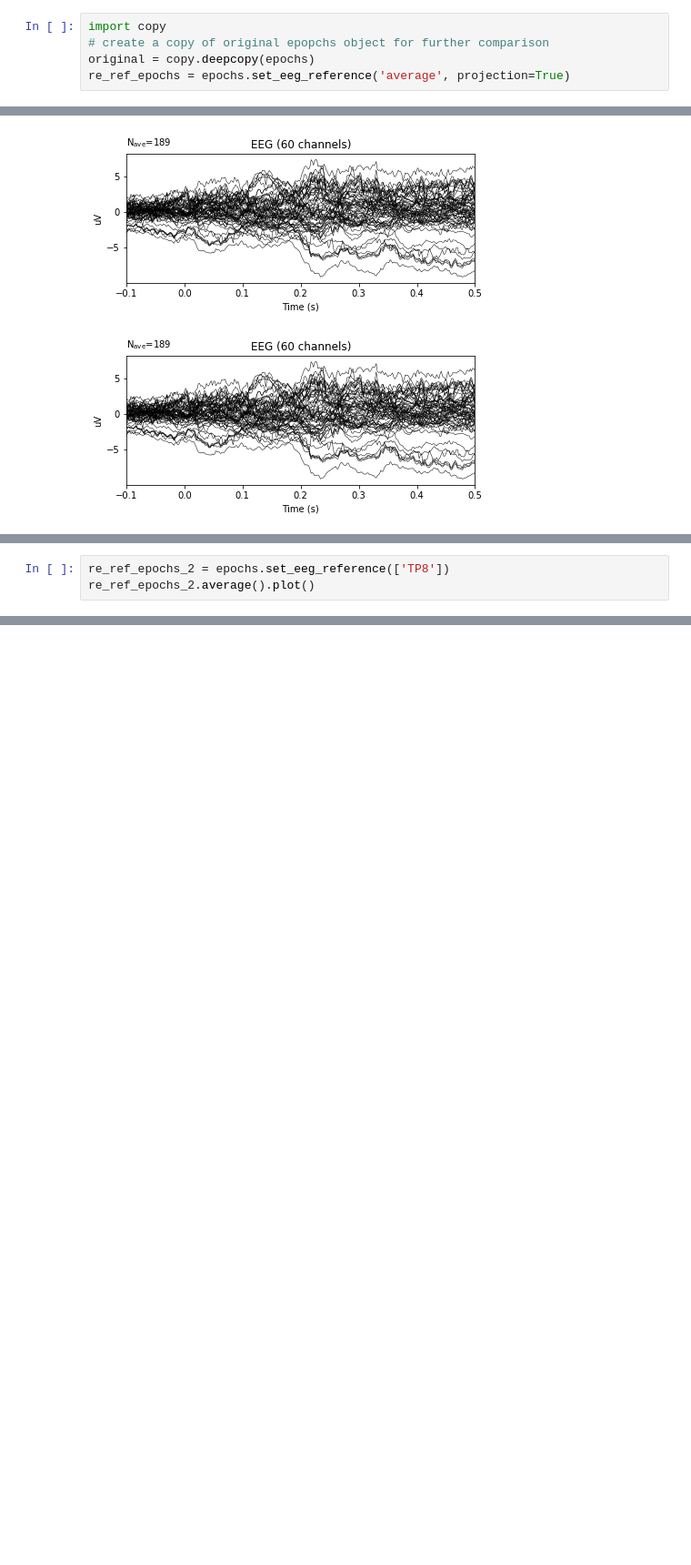
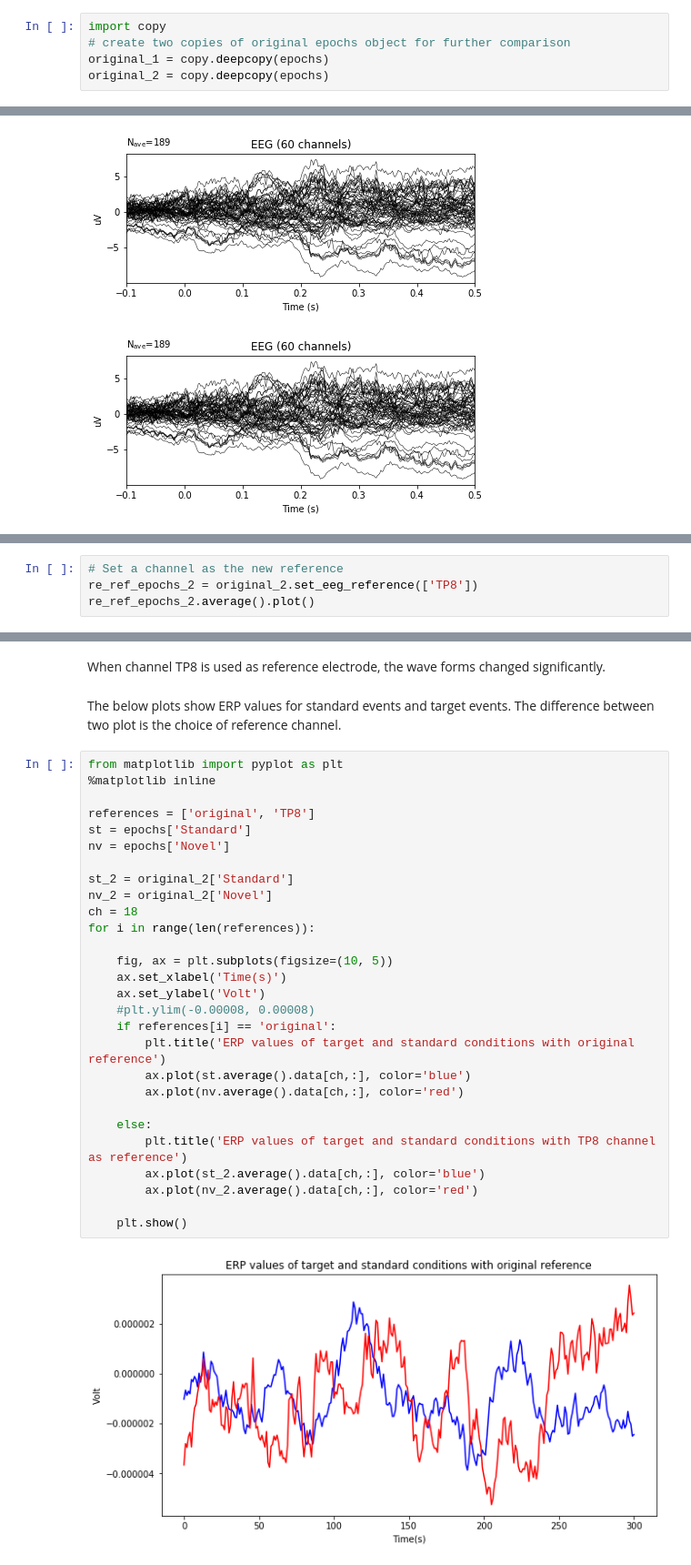
Before and after one commit to aath0/AlgorithmsNeuroscience, a Jupyter notebook: Tutorials/Referencing for EEG data.ipynb, the cells around one changed output, grey strips where cells are left out. Shown at 91% size. Saved outputs shown, nothing was run; the diff lists cells and outputs as text; blank space fills up the shorter version.

Commit message:
topo graphs and effects of reference on different conditions

```diff
--- a/Tutorials/Referencing for EEG data.ipynb
+++ b/Tutorials/Referencing for EEG data.ipynb
@@ -43,5 +44,5 @@ For re-referencing, a function named set_eeg_reference() is provided by MNE pack
 # %%
 import copy
-# create a copy of original epopchs object for further comparison
-original = copy.deepcopy(epochs)
-re_ref_epochs = epochs.set_eeg_reference('average', projection=True)
+# create two copies of original epochs object for further comparison
+original_1 = copy.deepcopy(epochs)
+original_2 = copy.deepcopy(epochs)
@@ -59,5 +65,6 @@ re_ref_epochs.average().plot()
 # %%
-re_ref_epochs_2 = epochs.set_eeg_reference(['TP8'])
+# Set a channel as the new reference
+re_ref_epochs_2 = original_2.set_eeg_reference(['TP8'])
 re_ref_epochs_2.average().plot()
 # %% [output]
 Applying a custom EEG reference.
@@ -65,2 +71,36 @@ Removing existing average EEG reference projection.
 [figure]
 [figure]
+# %% [markdown]
+When channel TP8 is used as reference electrode, the wave forms changed significantly.
+# %% [markdown]
+The below plots show ERP values for standard events and target events. The difference between two plot is the choice of reference channel.
+# %%
+from matplotlib import pyplot as plt
+%matplotlib inline
+
+references = ['original', 'TP8']
+st = epochs['Standard']
+nv = epochs['Novel']
+
+st_2 = original_2['Standard']
+nv_2 = original_2['Novel']
+ch = 18
+for i in range(len(references)):
+
+    fig, ax = plt.subplots(figsize=(10, 5))
+    ax.set_xlabel('Time(s)')
+    ax.set_ylabel('Volt')
+    #plt.ylim(-0.00008, 0.00008)
+    if references[i] == 'original':
+        plt.title('ERP values of target and standard conditions with original reference')
+        ax.plot(st.average().data[ch,:], color='blue')
+        ax.plot(nv.average().data[ch,:], color='red')
+
+    else:
+        plt.title('ERP values of target and standard conditions with TP8 channel as reference')
+        ax.plot(st_2.average().data[ch,:], color='blue')
+        ax.plot(nv_2.average().data[ch,:], color='red')
+
+    plt.show()
+# %% [output]
+[figure, added]
```
Also changed, not shown: parts of 15 cells of this notebook.
